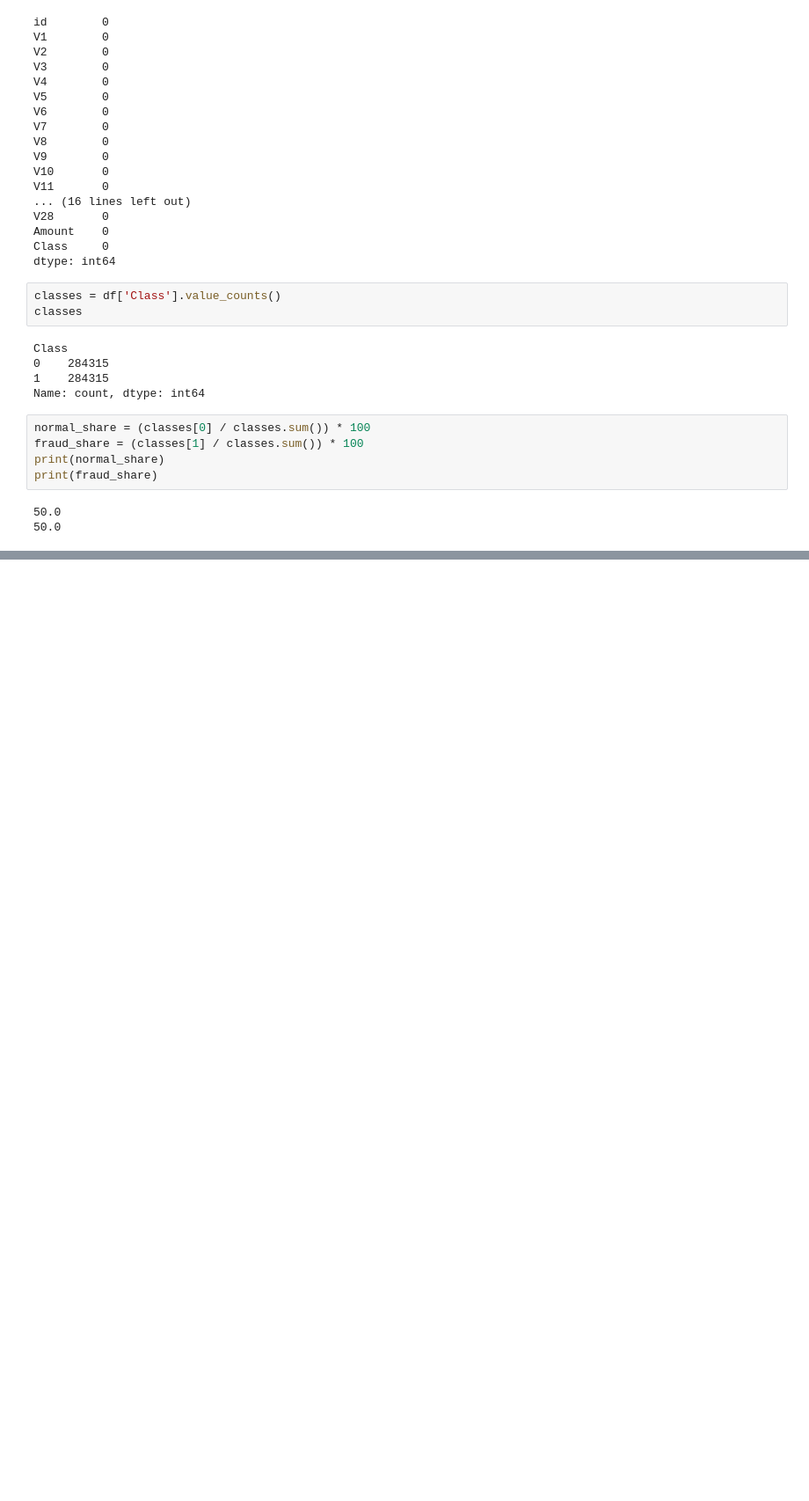
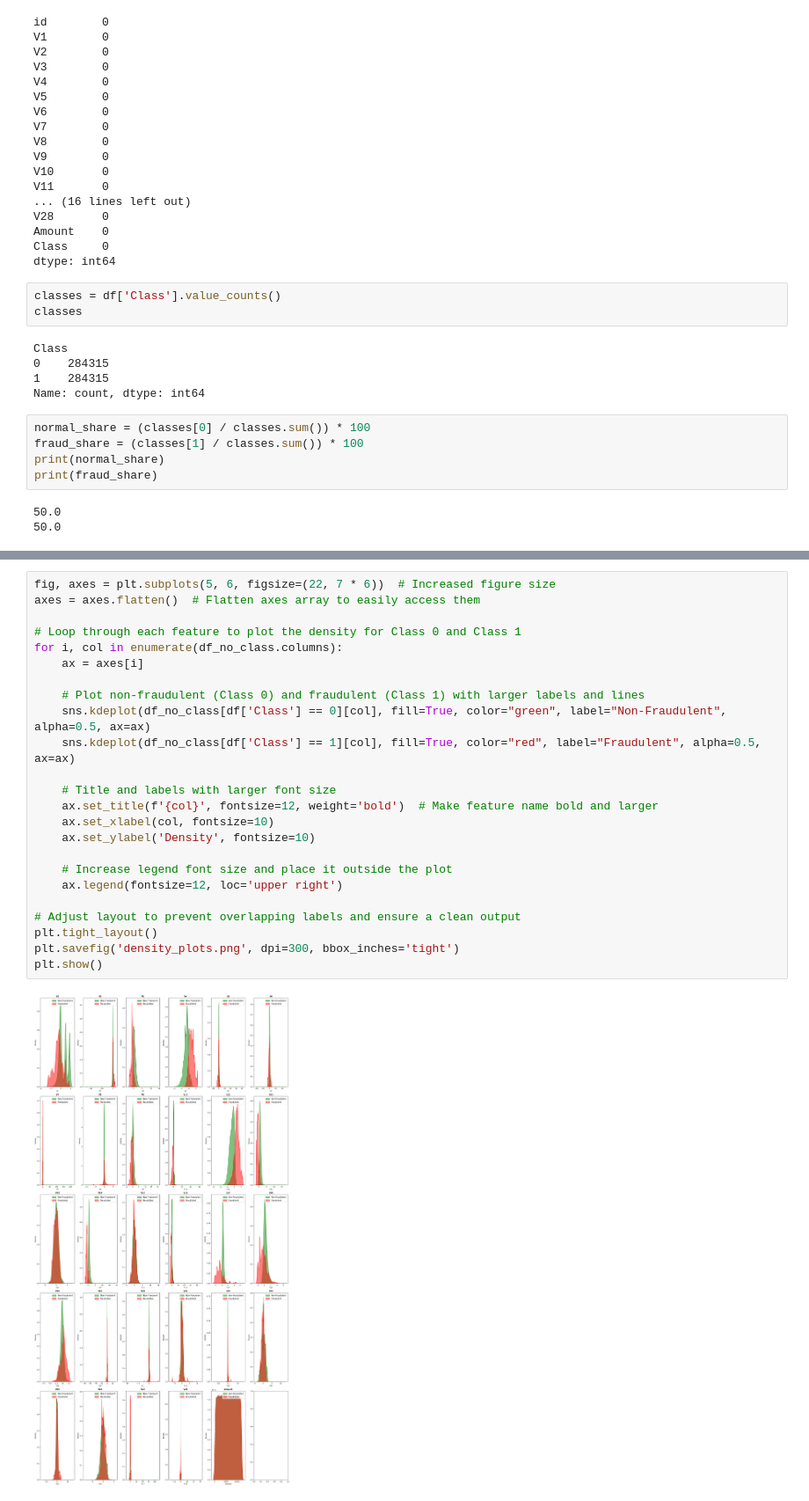
Before and after one commit to MattRWue/Credit-card-fraud-detection-using-machine-learning, a Jupyter notebook: credit_card_fraud_detection.ipynb, the cells around one changed output, grey strips where cells are left out. Shown at 88% size. Saved outputs shown, nothing was run; the diff lists cells and outputs as text; blank space fills up the shorter version.

```diff
--- a/credit_card_fraud_detection.ipynb
+++ b/credit_card_fraud_detection.ipynb
@@ -101,0 +126,26 @@ plt.show()
+# %%
+fig, axes = plt.subplots(5, 6, figsize=(22, 7 * 6))  # Increased figure size
+axes = axes.flatten()  # Flatten axes array to easily access them
+
+# Loop through each feature to plot the density for Class 0 and Class 1
+for i, col in enumerate(df_no_class.columns):
+    ax = axes[i]
+
+    # Plot non-fraudulent (Class 0) and fraudulent (Class 1) with larger labels and lines
+    sns.kdeplot(df_no_class[df['Class'] == 0][col], fill=True, color="green", label="Non-Fraudulent", alpha=0.5, ax=ax)
+    sns.kdeplot(df_no_class[df['Class'] == 1][col], fill=True, color="red", label="Fraudulent", alpha=0.5, ax=ax)
+
+    # Title and labels with larger font size
+    ax.set_title(f'{col}', fontsize=12, weight='bold')  # Make feature name bold and larger
+    ax.set_xlabel(col, fontsize=10)
+    ax.set_ylabel('Density', fontsize=10)
+
+    # Increase legend font size and place it outside the plot
+    ax.legend(fontsize=12, loc='upper right')
+
+# Adjust layout to prevent overlapping labels and ensure a clean output
+plt.tight_layout()
+plt.savefig('density_plots.png', dpi=300, bbox_inches='tight')
+plt.show()
+# %% [output]
+[figure, added]
```
Also changed, not shown: parts of 4 cells of this notebook.
